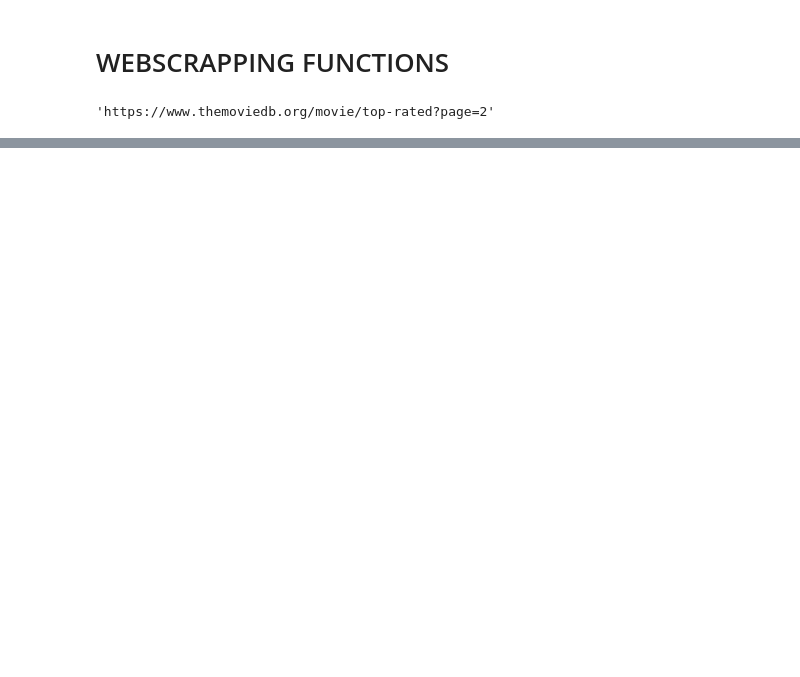
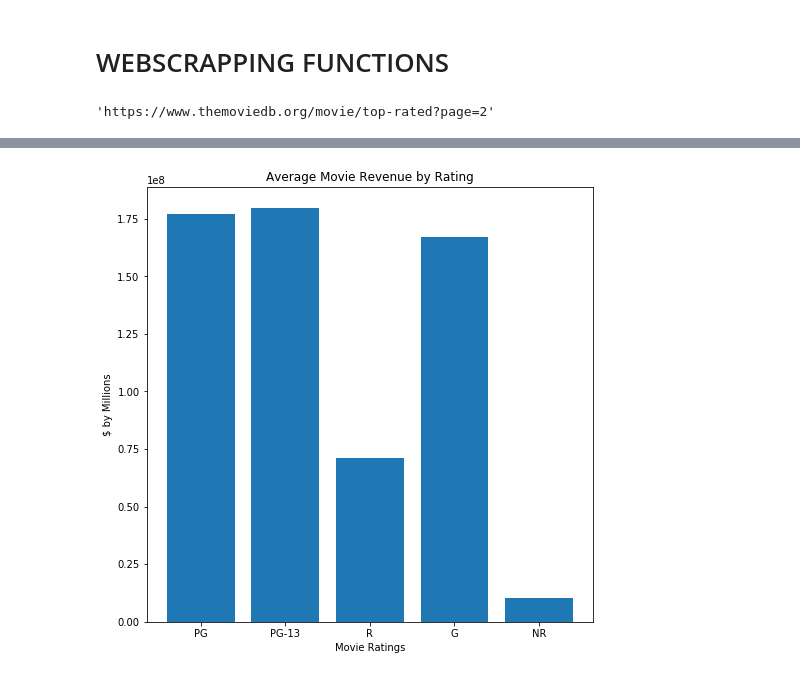
Before and after one commit to gabrieljarosi/dsc-mod-1-project-v2-1-onl01-dtsc-pt-041320, a Jupyter notebook: student.ipynb, the cells around one changed output, grey strips where cells are left out. Cells and saved outputs as stored; diff of their text form; code cells hidden in the pictures; blank space fills up the shorter version.

```diff
--- a/student.ipynb
+++ b/student.ipynb
@@ -567,0 +508,27 @@ df.head()
+# %%
+#GITTING AVERAGE MOVIE REVENUE PER MOVIE RATING
+PG_df = df[(df['rating'] == 'PG')]
+PG_mean_rev = round(PG_df['movie_revenue'].mean(),0)
+R_df = df[(df['rating'] == 'R')]
+R_mean_rev = round(R_df['movie_revenue'].mean(),0)
+G_df = df[(df['rating'] == 'G')]
+G_mean_rev = round(G_df['movie_revenue'].mean(),0)
+PG_13_df = df[(df['rating'] == 'PG-13')]
+PG_13_mean_rev = round(PG_13_df['movie_revenue'].mean(),0)
+NR_df = df[(df['rating'] == 'NR')]
+NR_mean_rev = round(NR_df['movie_revenue'].mean(),0)
+
+#CREATING A LIST TO GRAPH
+rating_list = ['PG','PG-13','R','G','NR']
+mean_rev_list = [PG_mean_rev,PG_13_mean_rev,R_mean_rev,G_mean_rev,NR_mean_rev]
+
+#GRAPHING AVERAGE MOVIE REVENUE BY RATING
+plt.figure(figsize = (8,8))
+plt.bar(rating_list,mean_rev_list)
+plt.title('Average Movie Revenue by Rating')
+plt.ylabel('$ by Millions')
+plt.xlabel('Movie Ratings')
+
+plt.show()
+# %% [output]
+[figure, added]
```
Also changed, not shown: parts of 36 cells of this notebook.
